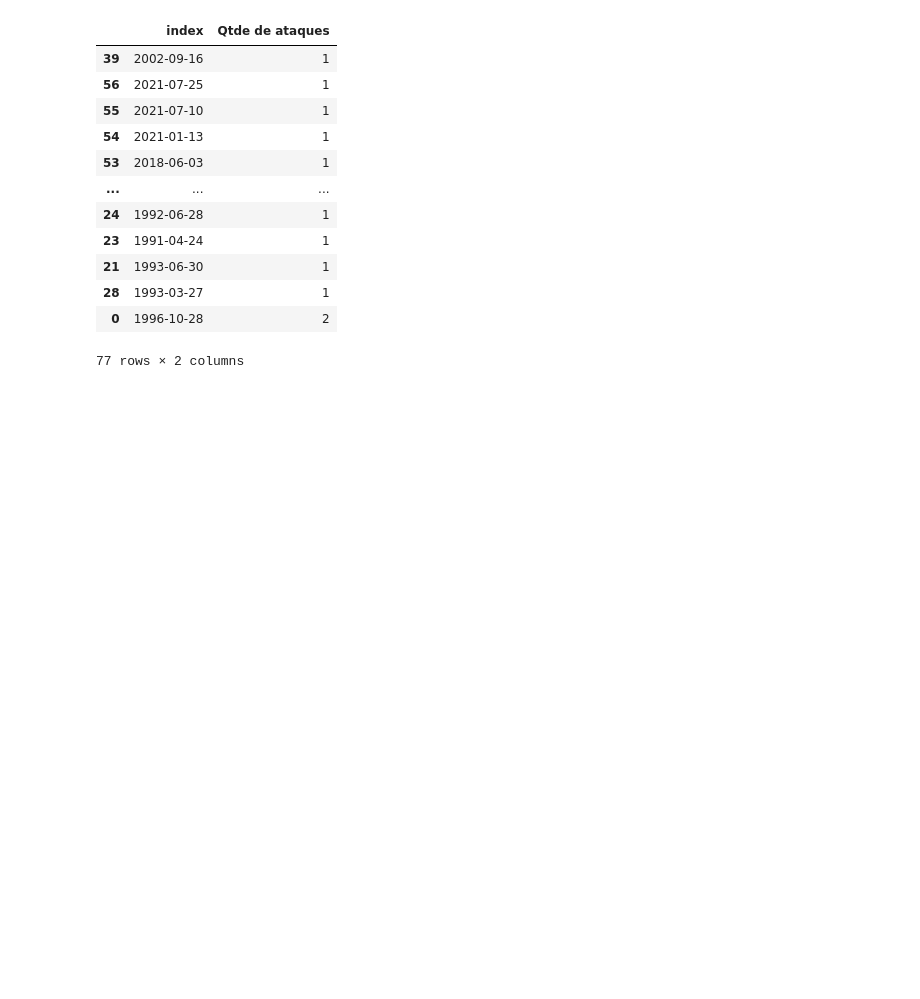
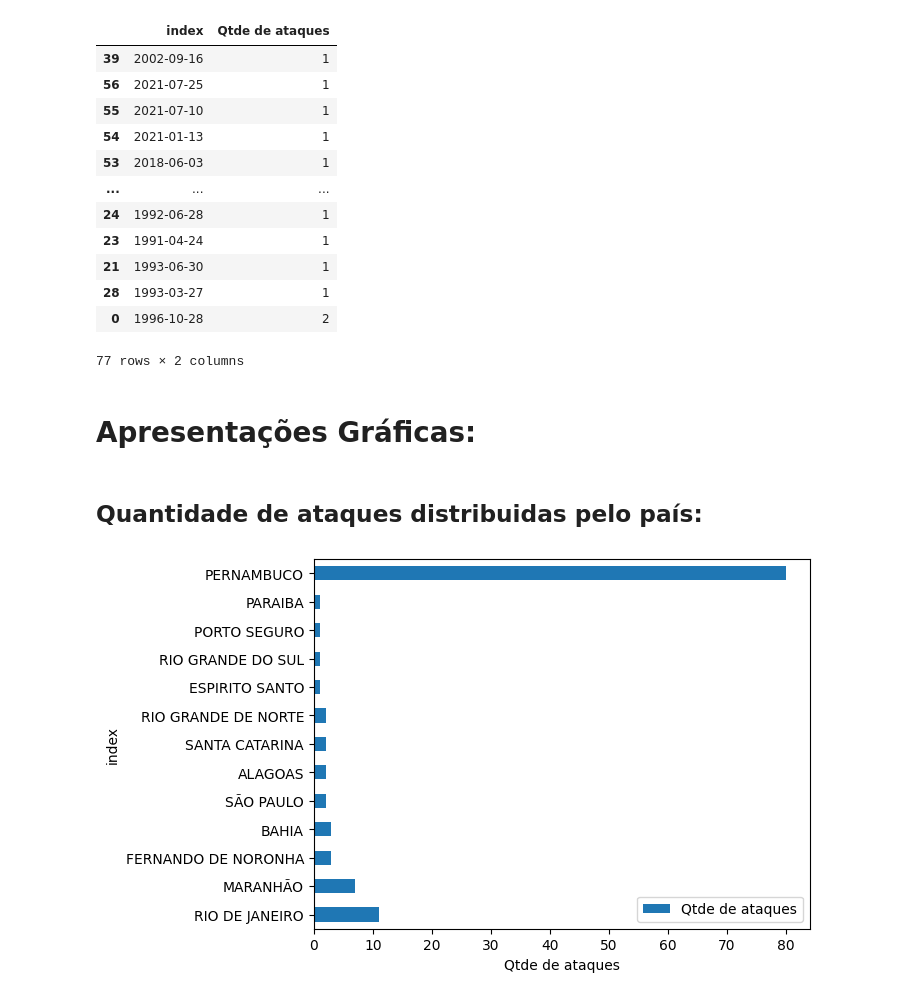
Before and after one commit to PedroPavanii/Shark_Project, a Jupyter notebook: Shark_1.ipynb, the cells around one changed output. Cells and saved outputs as stored; diff of their text form; code cells hidden in the pictures; blank space fills up the shorter version.

```diff
--- a/Shark_1.ipynb
+++ b/Shark_1.ipynb
@@ -363,0 +355,12 @@ Em 1991 o Cais de Múltiplos Usos começa a operar e o Porto de Suape foi inclu
+# %% [markdown]
+# **Apresentações Gráficas:**
+# %% [markdown]
+## Quantidade de ataques distribuidas pelo país:
+# %%
+br_x_pe = pd.concat([br_ex_pe, pe])
+ax = br_x_pe.plot(kind='barh')
+ax.set_xlabel('Qtde de ataques')
+ax.set_ylabel('index')
+plt.show()
+# %% [output]
+[figure, added]
```
Also changed, not shown: parts of 21 cells of this notebook.
